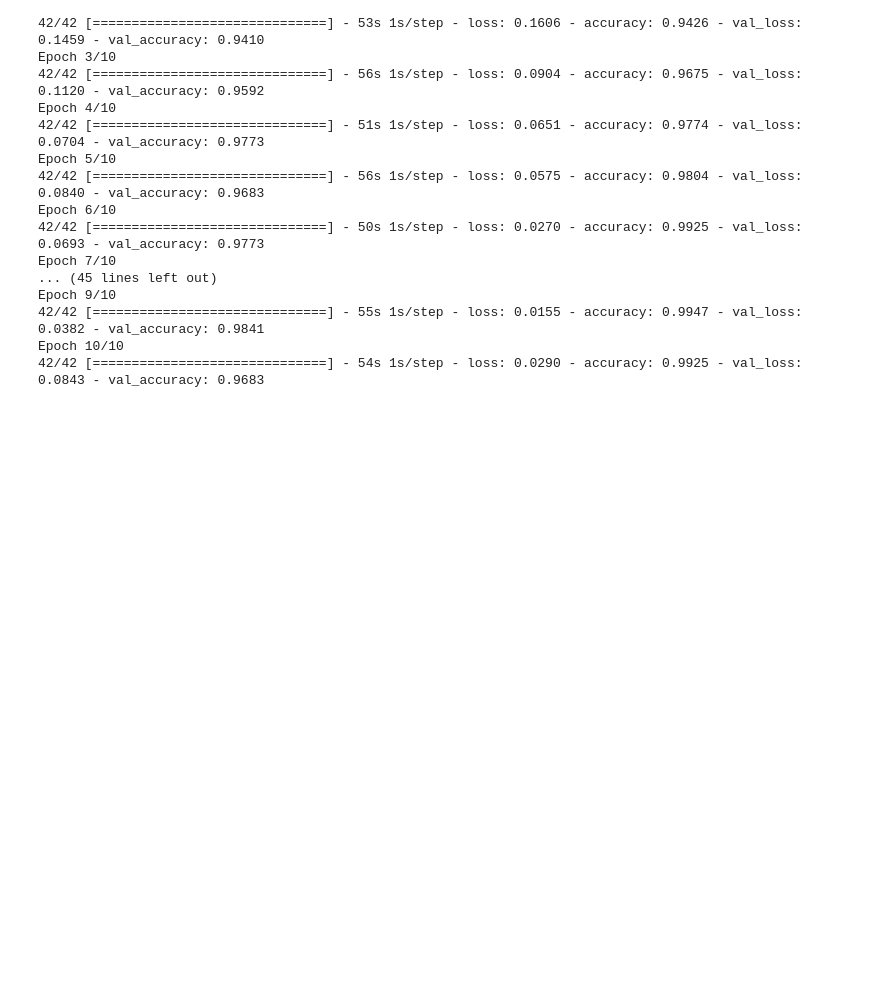
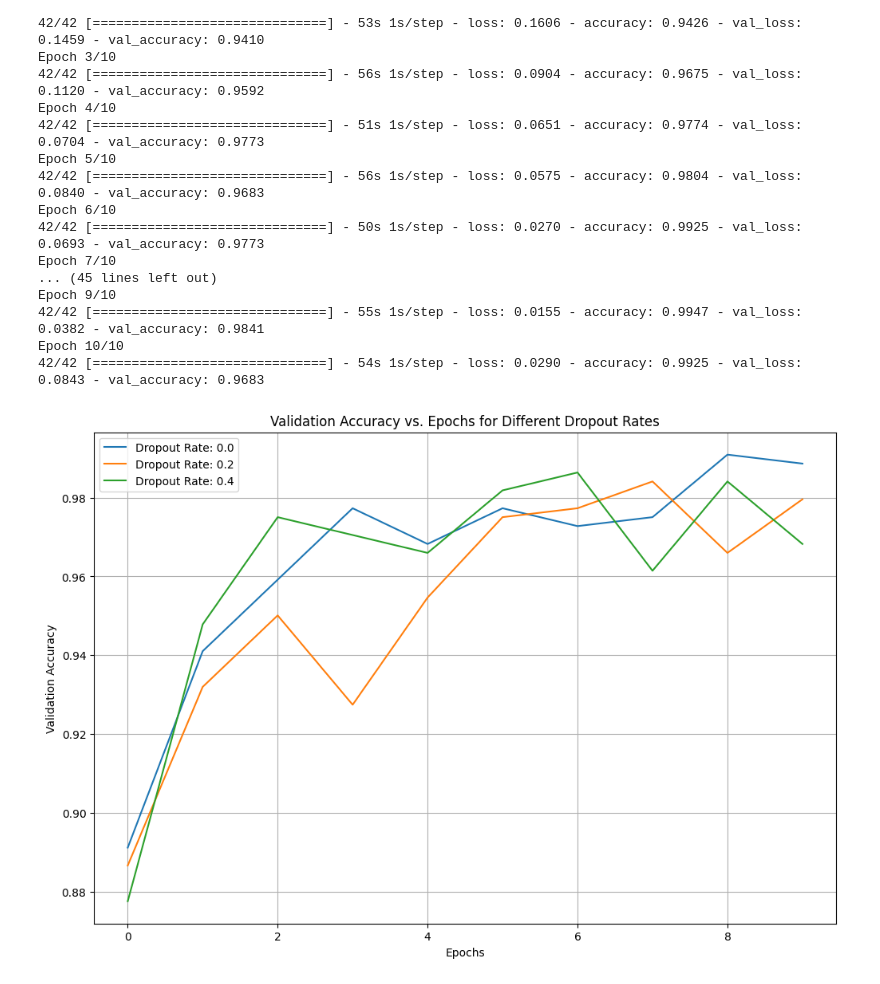
Before and after one commit to SaiGuru24/Deep-LearningImage-recognition-, a Jupyter notebook: Deep_Learning_Image_Classification.ipynb, the cells around one changed output. Saved outputs shown, nothing was run; the diff lists cells and outputs as text; code cells hidden in the pictures; blank space fills up the shorter version.

```diff
--- a/Deep_Learning_Image_Classification.ipynb
+++ b/Deep_Learning_Image_Classification.ipynb
@@ -128,3 +128,16 @@ Epoch 9/10
 42/42 [==============================] - 55s 1s/step - loss: 0.0155 - accuracy: 0.9947 - val_loss: 0.0382 - val_accuracy: 0.9841
 Epoch 10/10
 42/42 [==============================] - 54s 1s/step - loss: 0.0290 - accuracy: 0.9925 - val_loss: 0.0843 - val_accuracy: 0.9683
+# %%
+# Visualize the training history for different dropout rates
+plt.figure(figsize=(12, 8))
+for dropout_rate, history in training_histories:
+    plt.plot(history.history['val_accuracy'], label=f'Dropout Rate: {dropout_rate}')
+plt.title('Validation Accuracy vs. Epochs for Different Dropout Rates')
+plt.xlabel('Epochs')
+plt.ylabel('Validation Accuracy')
+plt.legend()
+plt.grid(True)
+plt.show()
+# %% [output]
+[figure, added]
```
